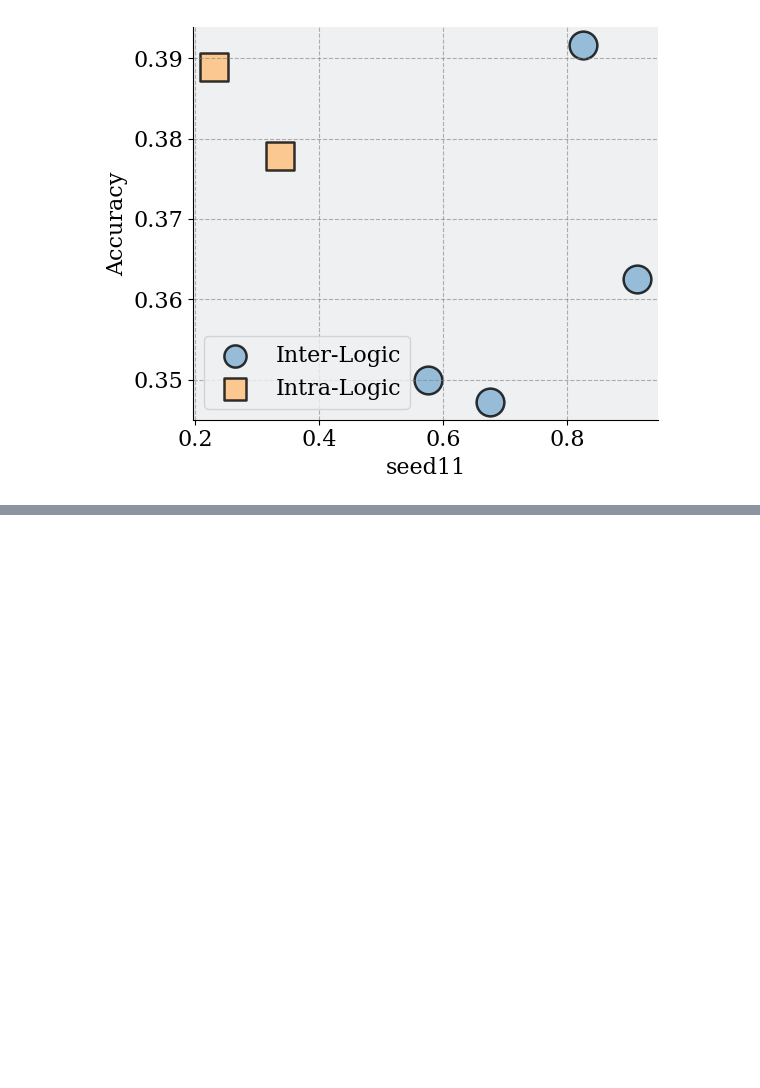
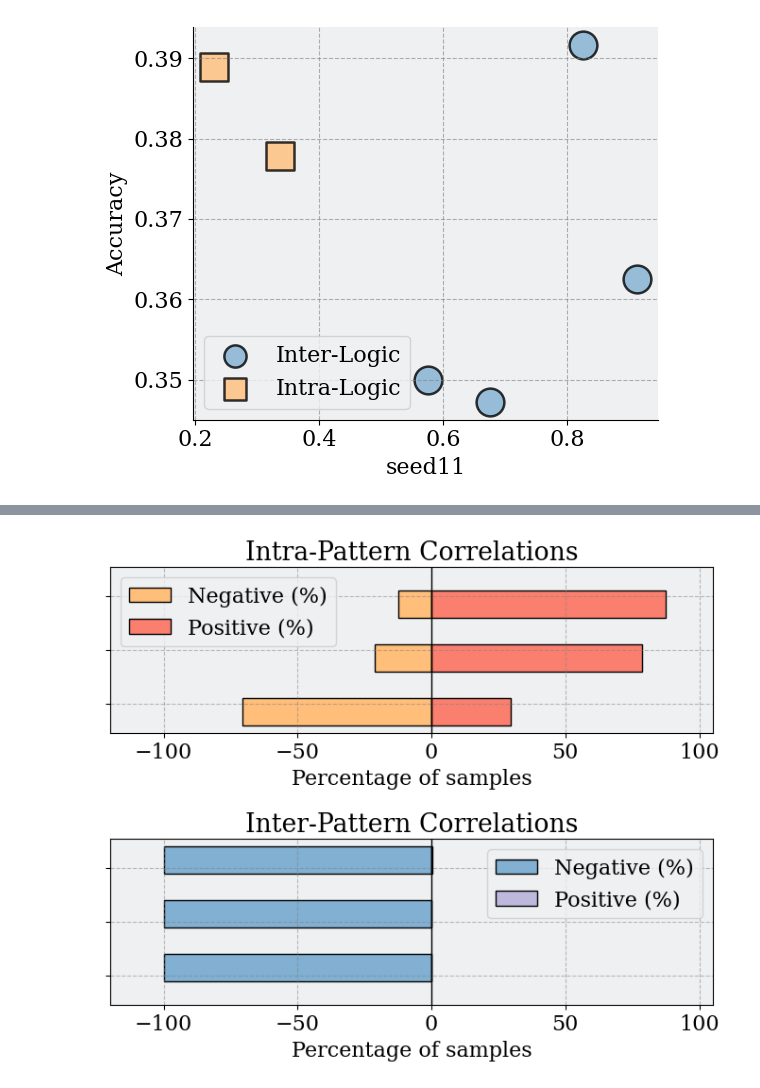
Before and after one commit to LzyFischer/ReasonEdit, a Jupyter notebook: src/preliminary/notebooks/plot_preliminary.ipynb, the cells around one changed output, grey strips where cells are left out. Saved outputs shown, nothing was run; the diff lists cells and outputs as text; code cells hidden in the pictures; blank space fills up the shorter version.

```diff
--- a/src/preliminary/notebooks/plot_preliminary.ipynb
+++ b/src/preliminary/notebooks/plot_preliminary.ipynb
@@ -671,0 +795,85 @@ plt.show()
+# %%
+import pandas as pd
+import matplotlib.pyplot as plt
+from matplotlib import rcParams
+
+# ── 0. Matplotlib styling (unchanged) ────────────────────────────────────
+plt.rcParams.update({
+    "font.family": "DeJavu Serif",
+    "font.serif": ["Times New Roman"],
+    "mathtext.fontset": "stix",
+    "mathtext.default": "regular",
+    "axes.facecolor": "#EEF0F2",
+    "axes.grid": True,
+    "grid.linestyle": "--",
+    "grid.color": "gray",
+    "grid.alpha": 0.5,
+})
+rcParams["font.size"] = 16
+
+palette = [
+    (255/255, 190/255, 122/255),  # peach
+    (250/255, 127/255, 111/255),  # salmon
+    (130/255, 176/255, 210/255),  # sky-blue
+    (142/255, 207/255, 201/255),  # teal
+    (190/255, 184/255, 220/255),  # lavender
+    (227/255, 207/255, 187/255),  # beige
+]
+
+df = pd.read_csv("/scratch/vjd5zr/project/ReasonEdit/results/figures/correlations_all.csv")
+df = df.dropna(subset=["inter", "intra"])
+
+# Compute ratios for each distance
+records = []
+for d in sorted(df["distance"].unique()):
+    sub = df[df["distance"] == d]
+    intra_vals = sub["intra"]
+    inter_vals = sub["inter"]
+
+    total_intra = len(intra_vals)
+    total_inter = len(inter_vals)
+
+    intra_neg = (intra_vals < 0).sum() / total_intra * 100
+    intra_pos = (intra_vals >= 0).sum() / total_intra * 100
+
+    inter_neg = (inter_vals < 0).sum() / total_inter * 100
+    inter_pos = (inter_vals >= 0).sum() / total_inter * 100
+
+    records.append((d, -intra_neg, intra_pos, -inter_neg, inter_pos))
+
+distances = [r[0] for r in records]
+intra_negs = [r[1] for r in records]
+intra_poss = [r[2] for r in records]
+inter_negs = [r[3] for r in records]
+inter_poss = [r[4] for r in records]
+
+y_pos = np.arange(len(distances))
+
+fig, axes = plt.subplots(2, 1, figsize=(7, 6), sharey=True)
+
+# Intra subplot
+axes[0].axvline(0, color='black', linewidth=1)
+axes[0].barh(y_pos - 0.15, intra_negs, height=0.5, color=(255/255, 190/255, 122/255), edgecolor='black', label="Negative (%)")
+axes[0].barh(y_pos - 0.15, intra_poss, height=0.5, color=(250/255, 127/255, 111/255), edgecolor='black', label="Positive (%)")
+axes[0].set_title("Intra-Pattern Correlations")
+axes[0].set_xlabel("Percentage of samples")
+axes[0].set_yticks(y_pos)
+axes[0].set_yticklabels(distances)
+axes[0].set_xlim(min(intra_negs + inter_negs) * 1.2, max(intra_poss + inter_poss) * 1.2)
+axes[0].legend()
+
+# Inter subplot
+axes[1].axvline(0, color='black', linewidth=1)
+axes[1].barh(y_pos + 0.15, inter_negs, height=0.5, color=(130/255, 176/255, 210/255), edgecolor='black', label="Negative (%)")
+axes[1].barh(y_pos + 0.15, inter_poss, height=0.5, color=(190/255, 184/255, 220/255), edgecolor='black', label="Positive (%)")
+axes[1].set_title("Inter-Pattern Correlations")
+axes[1].set_xlabel("Percentage of samples")
+axes[1].set_yticks(y_pos)
+axes[1].set_yticklabels([])  # shared y-axis on left subplot
+axes[1].set_xlim(min(intra_negs + inter_negs) * 1.2, max(intra_poss + inter_poss) * 1.2)
+axes[1].legend(loc="upper right")
+
+plt.tight_layout()
+plt.show()
+# %% [output]
+[figure, added]
```
Also changed, not shown: parts of 3 cells of this notebook, 5 other files.
